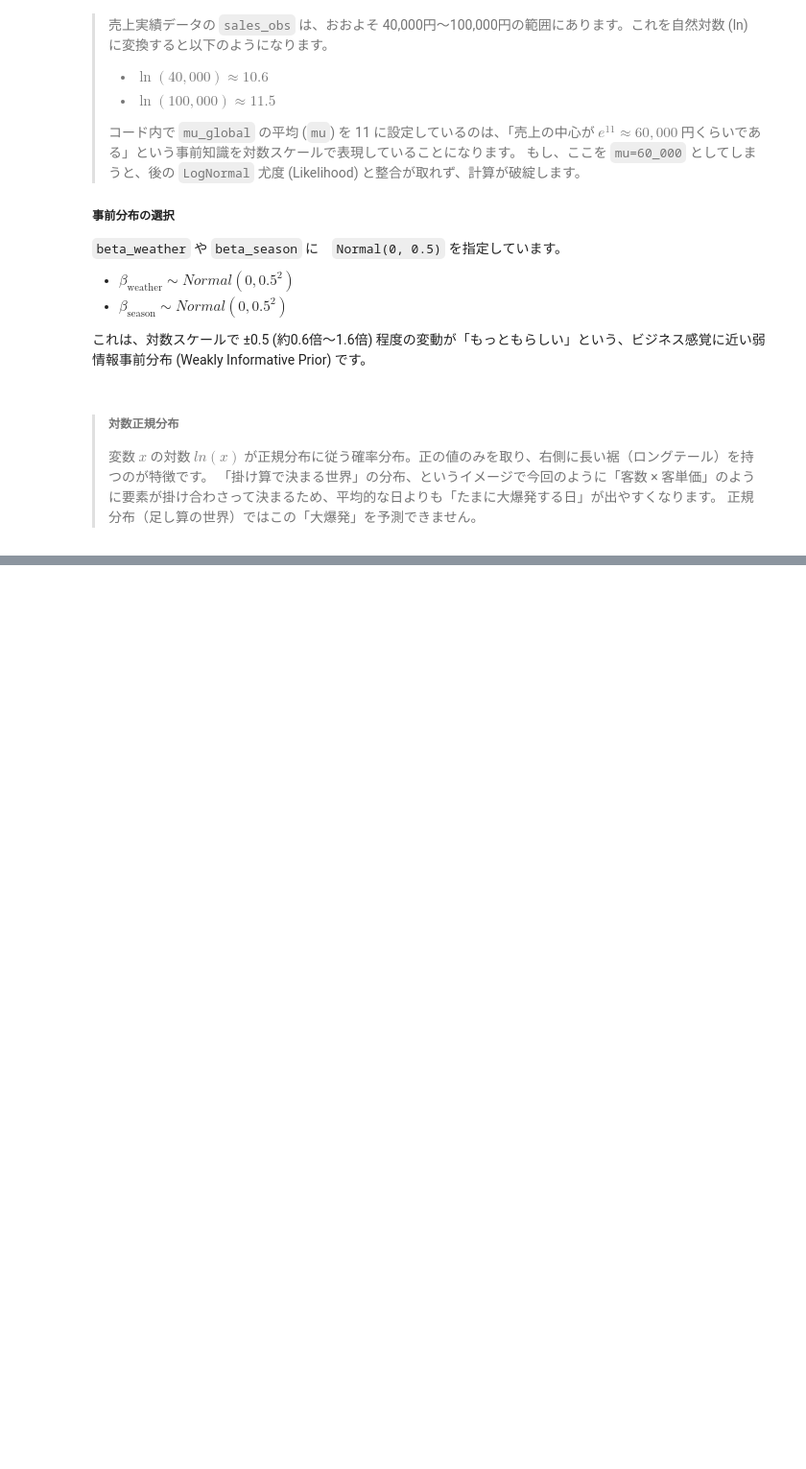
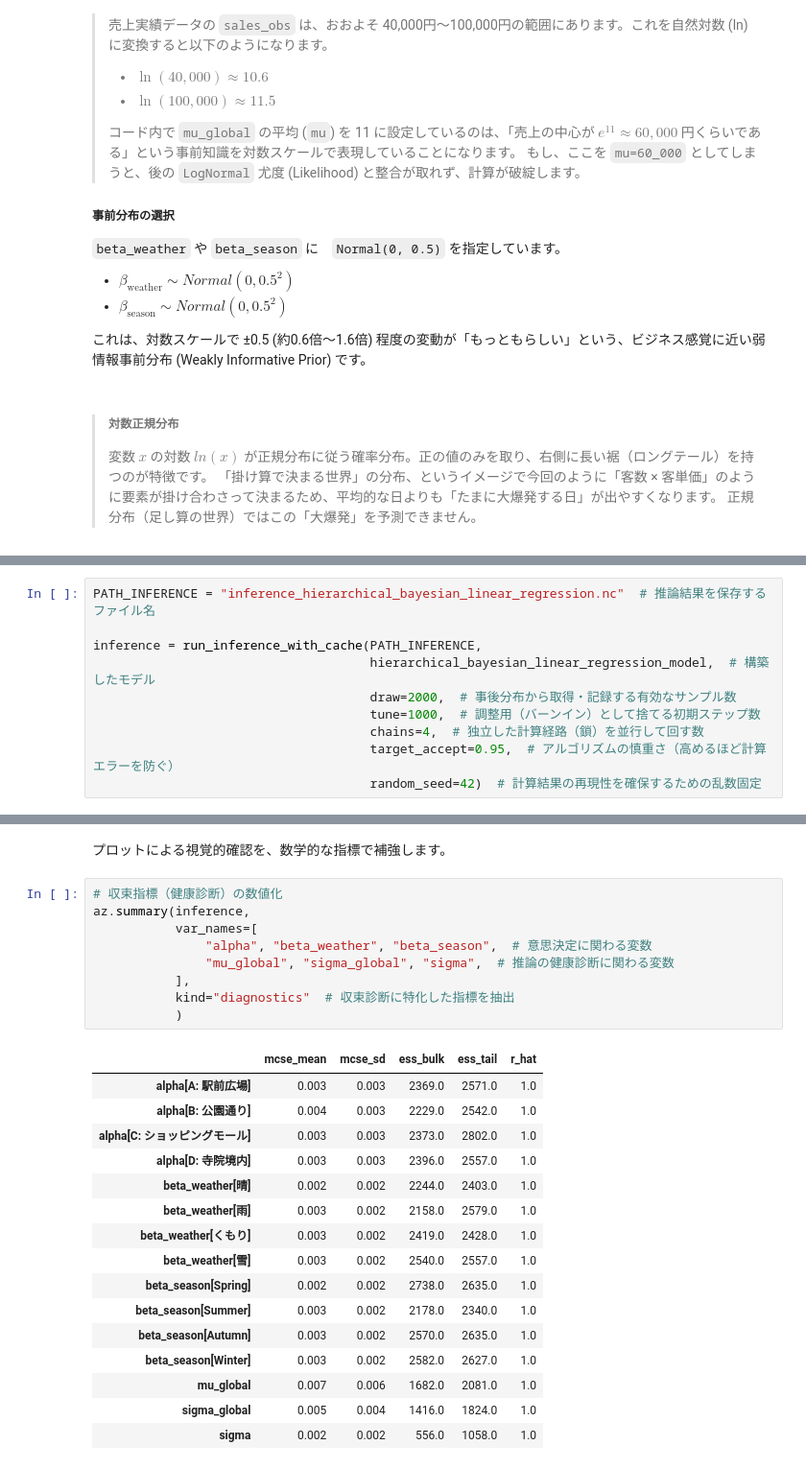
Before and after one commit to petalab-io/bayesian-iroha, a Jupyter notebook: notebooks/03_Sales_forecast_by_market_location/hierarchical_baysian_linear_regression.ipynb, the cells around one changed output, grey strips where cells are left out. Shown at 96% size. Drawn from its saved outputs; the diff is of its cells as text; blank space fills up the shorter version.

```diff
--- a/notebooks/03_Sales_forecast_by_market_location/hierarchical_baysian_linear_regression.ipynb
+++ b/notebooks/03_Sales_forecast_by_market_location/hierarchical_baysian_linear_regression.ipynb
@@ -280,0 +340,10 @@ pm.model_to_graphviz(hierarchical_bayesian_linear_regression_model)
+# %%
+PATH_INFERENCE = "inference_hierarchical_bayesian_linear_regression.nc"  # 推論結果を保存するファイル名
+
+inference = run_inference_with_cache(PATH_INFERENCE,
+                                     hierarchical_bayesian_linear_regression_model,  # 構築したモデル
+                                     draw=2000,  # 事後分布から取得・記録する有効なサンプル数
+                                     tune=1000,  # 調整用（バーンイン）として捨てる初期ステップ数
+                                     chains=4,  # 独立した計算経路（鎖）を並行して回す数
+                                     target_accept=0.95,  # アルゴリズムの慎重さ（高めるほど計算エラーを防ぐ）
+                                     random_seed=42)  # 計算結果の再現性を確保するための乱数固定
@@ -280,0 +464,28 @@ pm.model_to_graphviz(hierarchical_bayesian_linear_regression_model)
+# %% [markdown]
+プロットによる視覚的確認を、数学的な指標で補強します。
+# %%
+# 収束指標（健康診断）の数値化
+az.summary(inference,
+           var_names=[
+               "alpha", "beta_weather", "beta_season",  # 意思決定に関わる変数
+               "mu_global", "sigma_global", "sigma",  # 推論の健康診断に関わる変数
+           ],
+           kind="diagnostics"  # 収束診断に特化した指標を抽出
+           )
+# %% [output]
+|  | mcse_mean | mcse_sd | ess_bulk | ess_tail | r_hat |
+| alpha[A: 駅前広場] | 0.003 | 0.003 | 2369.0 | 2571.0 | 1.0 |
+| alpha[B: 公園通り] | 0.004 | 0.003 | 2229.0 | 2542.0 | 1.0 |
+| alpha[C: ショッピングモール] | 0.003 | 0.003 | 2373.0 | 2802.0 | 1.0 |
+| alpha[D: 寺院境内] | 0.003 | 0.003 | 2396.0 | 2557.0 | 1.0 |
+| beta_weather[晴] | 0.002 | 0.002 | 2244.0 | 2403.0 | 1.0 |
+| beta_weather[雨] | 0.003 | 0.002 | 2158.0 | 2579.0 | 1.0 |
+| beta_weather[くもり] | 0.003 | 0.002 | 2419.0 | 2428.0 | 1.0 |
+| beta_weather[雪] | 0.003 | 0.002 | 2540.0 | 2557.0 | 1.0 |
+| beta_season[Spring] | 0.002 | 0.002 | 2738.0 | 2635.0 | 1.0 |
+| beta_season[Summer] | 0.003 | 0.002 | 2178.0 | 2340.0 | 1.0 |
+| beta_season[Autumn] | 0.003 | 0.002 | 2570.0 | 2635.0 | 1.0 |
+| beta_season[Winter] | 0.003 | 0.002 | 2582.0 | 2627.0 | 1.0 |
+| mu_global | 0.007 | 0.006 | 1682.0 | 2081.0 | 1.0 |
+| sigma_global | 0.005 | 0.004 | 1416.0 | 1824.0 | 1.0 |
+| sigma | 0.002 | 0.002 | 556.0 | 1058.0 | 1.0 |
```
Also changed, not shown: parts of 23 cells of this notebook.
